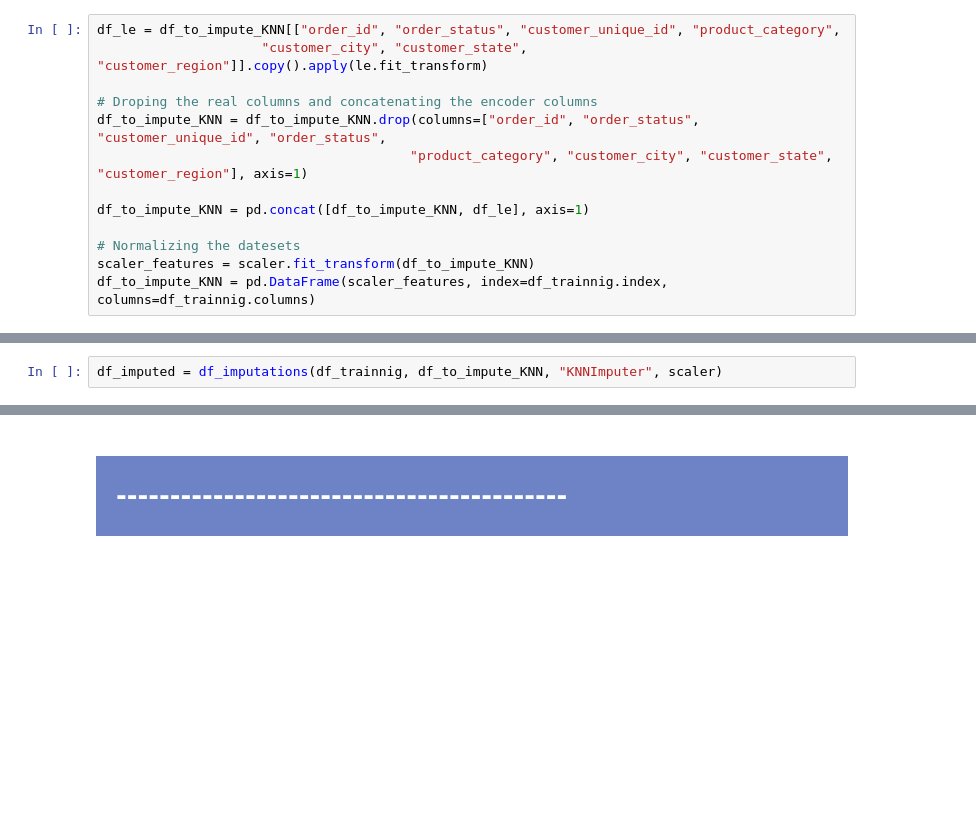
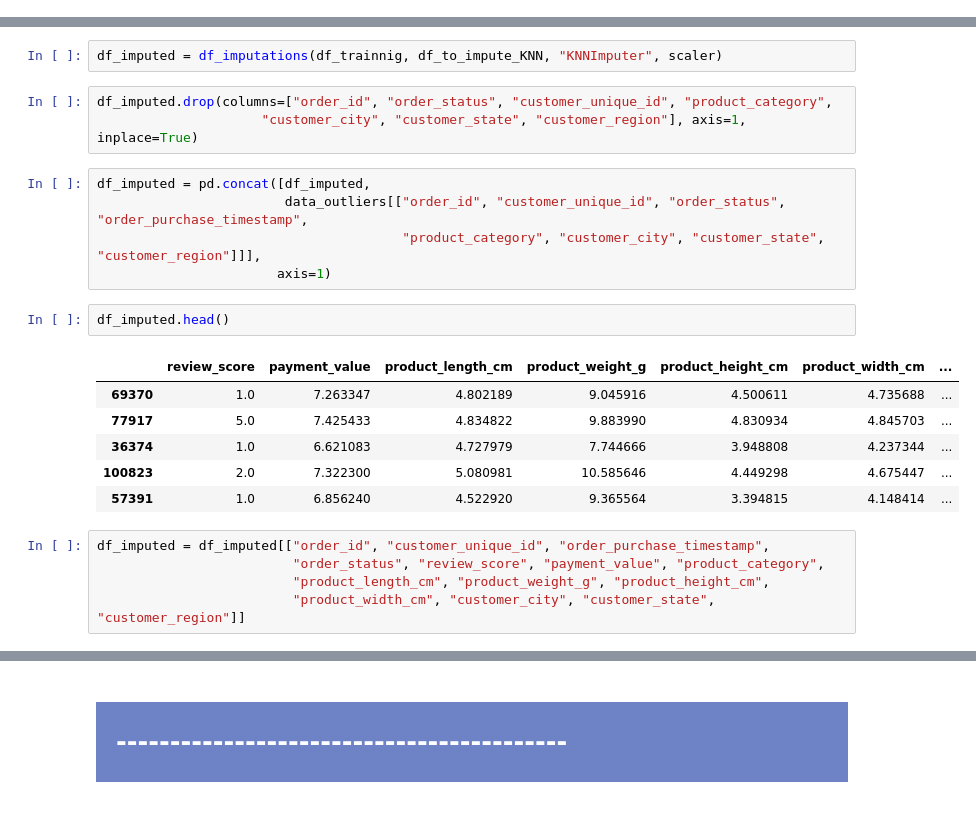
Before and after one commit to samirhinojosa/OC-P5-segment-customers-of-website, a Jupyter notebook: analysis_notebook.ipynb, the cells around one changed output, grey strips where cells are left out. Cells and saved outputs as stored; diff of their text form; blank space fills up the shorter version.

```diff
--- a/analysis_notebook.ipynb
+++ b/analysis_notebook.ipynb
@@ -2393,13 +2379,0 @@ df_to_impute_KNN = data_outliers.loc[:]
-# %%
-df_le = df_to_impute_KNN[["order_id", "order_status", "customer_unique_id", "product_category",
-                     "customer_city", "customer_state", "customer_region"]].copy().apply(le.fit_transform)
-
-# Droping the real columns and concatenating the encoder columns
-df_to_impute_KNN = df_to_impute_KNN.drop(columns=["order_id", "order_status", "customer_unique_id", "order_status",
-                                        "product_category", "customer_city", "customer_state", "customer_region"], axis=1)
-
-df_to_impute_KNN = pd.concat([df_to_impute_KNN, df_le], axis=1)
-
-# Normalizing the datesets
-scaler_features = scaler.fit_transform(df_to_impute_KNN)
-df_to_impute_KNN = pd.DataFrame(scaler_features, index=df_trainnig.index, columns=df_trainnig.columns)
@@ -2409,3 +2399,25 @@ df_to_impute_KNN = pd.DataFrame(scaler_features, index=df_trainnig.index, column
 </div>
 # %%
 df_imputed = df_imputations(df_trainnig, df_to_impute_KNN, "KNNImputer", scaler)
+# %%
+df_imputed.drop(columns=["order_id", "order_status", "customer_unique_id", "product_category",
+                     "customer_city", "customer_state", "customer_region"], axis=1, inplace=True)
+# %%
+df_imputed = pd.concat([df_imputed,
+                        data_outliers[["order_id", "customer_unique_id", "order_status", "order_purchase_timestamp",
+                                       "product_category", "customer_city", "customer_state", "customer_region"]]],
+                       axis=1)
+# %%
+df_imputed.head()
+# %% [output]
+|  | review_score | payment_value | product_length_cm | product_weight_g | product_height_cm | product_width_cm | ... |
+| 69370 | 1.0 | 7.263347 | 4.802189 | 9.045916 | 4.500611 | 4.735688 | ... |
+| 77917 | 5.0 | 7.425433 | 4.834822 | 9.883990 | 4.830934 | 4.845703 | ... |
+| 36374 | 1.0 | 6.621083 | 4.727979 | 7.744666 | 3.948808 | 4.237344 | ... |
+| 100823 | 2.0 | 7.322300 | 5.080981 | 10.585646 | 4.449298 | 4.675447 | ... |
+| 57391 | 1.0 | 6.856240 | 4.522920 | 9.365564 | 3.394815 | 4.148414 | ... |
+# %%
+df_imputed = df_imputed[["order_id", "customer_unique_id", "order_purchase_timestamp",
+                         "order_status", "review_score", "payment_value", "product_category",
+                         "product_length_cm", "product_weight_g", "product_height_cm",
+                         "product_width_cm", "customer_city", "customer_state", "customer_region"]]
```
Also changed, not shown: parts of 18 cells of this notebook.
